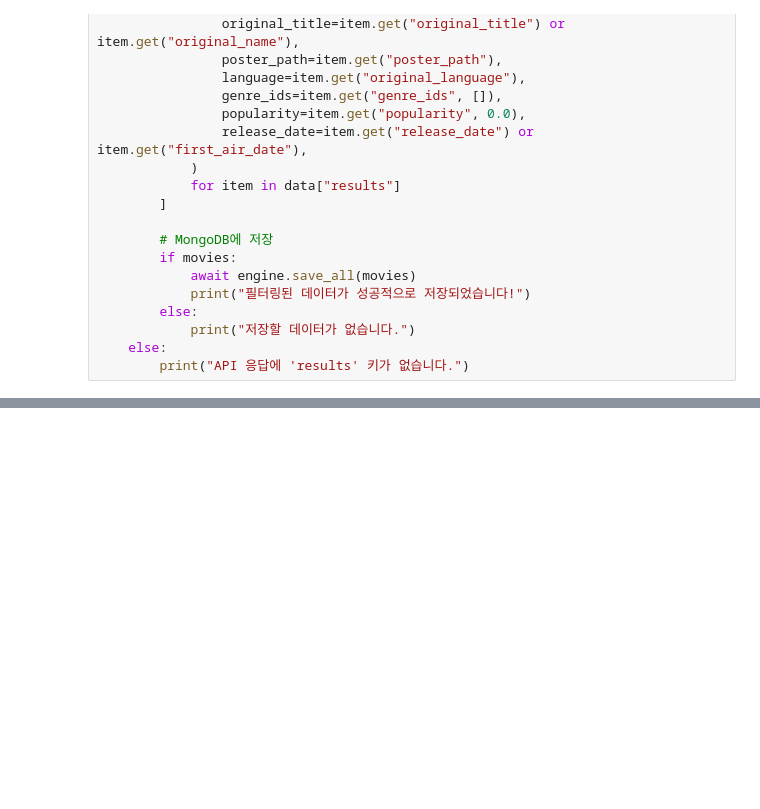
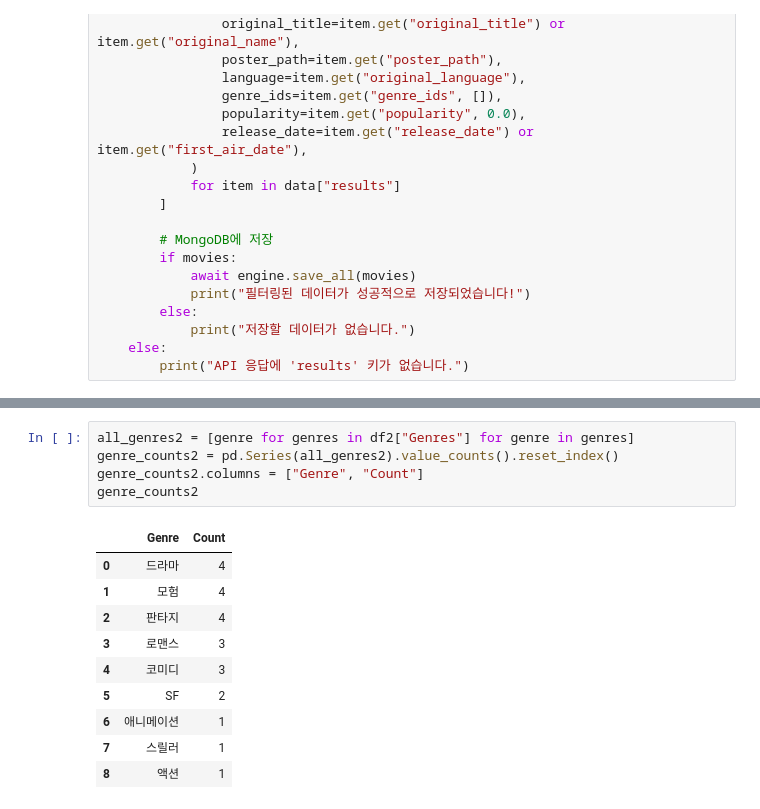
Before and after one commit to DE32-final-team3/mongodb, a Jupyter notebook: tmdb.ipynb, the cells around one changed output, grey strips where cells are left out. Drawn from its saved outputs; the diff is of its cells as text; blank space fills up the shorter version.

```diff
--- a/tmdb.ipynb
+++ b/tmdb.ipynb
@@ -58,0 +729,16 @@ async def fetch_and_store_movies():
+# %%
+all_genres2 = [genre for genres in df2["Genres"] for genre in genres]
+genre_counts2 = pd.Series(all_genres2).value_counts().reset_index()
+genre_counts2.columns = ["Genre", "Count"]
+genre_counts2
+# %% [output]
+|  | Genre | Count |
+| 0 | 드라마 | 4 |
+| 1 | 모험 | 4 |
+| 2 | 판타지 | 4 |
+| 3 | 로맨스 | 3 |
+| 4 | 코미디 | 3 |
+| 5 | SF | 2 |
+| 6 | 애니메이션 | 1 |
+| 7 | 스릴러 | 1 |
+| 8 | 액션 | 1 |
```
Also changed, not shown: parts of 29 cells of this notebook.
